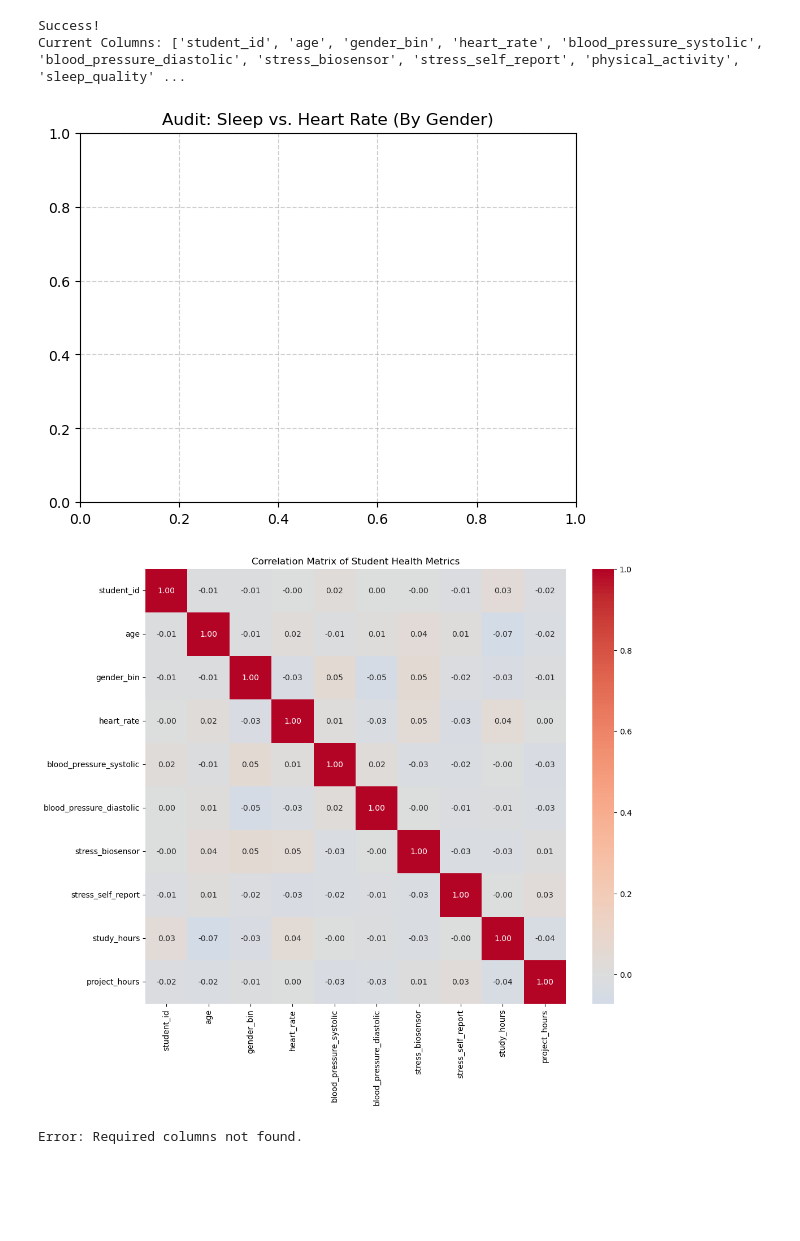
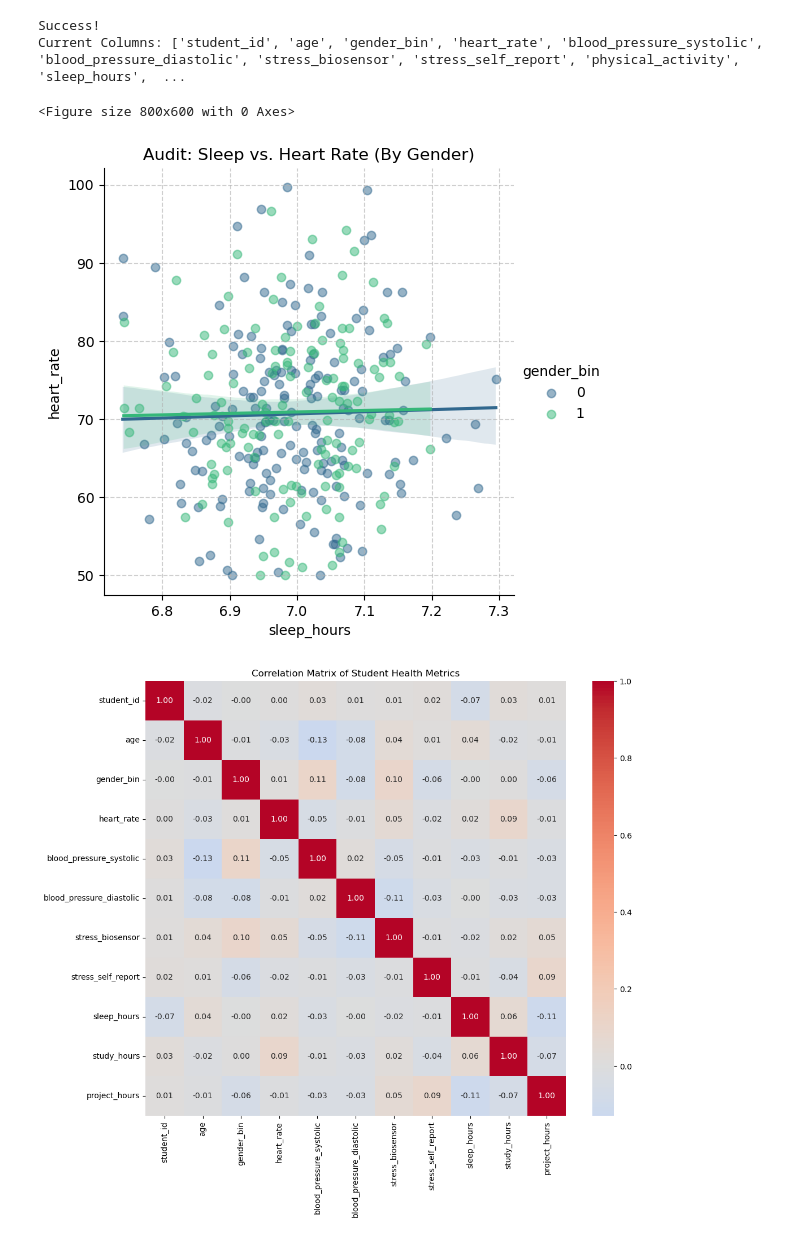
Before and after one commit to tiff-easter/student_health_risk_analytics, a Jupyter notebook: data/simulated_data_baseline.ipynb, the cells around one changed output. Saved outputs shown, nothing was run; the diff lists cells and outputs as text; code cells hidden in the pictures; blank space fills up the shorter version.

```diff
--- a/data/simulated_data_baseline.ipynb
+++ b/data/simulated_data_baseline.ipynb
@@ -35,6 +26,7 @@ mapping = {
     'stress_level_self_report': 'stress_self_report',
     'sleep_duration': 'sleep_hours',
     'hours_of_sleep': 'sleep_hours',
+    'sleep_quality': 'sleep_hours',
     'gender': 'gender_bin',
     'heart_rate': 'heart_rate'
 }
@@ -45,15 +37,18 @@ if 'gender_bin' in df_sim.columns:
     gender_map = {'Male': 0, 'Female': 1, 'M': 0, 'F': 1, 'male': 0, 'female':1}
     df_sim['gender_bin'] = df_sim['gender_bin'].map(gender_map).fillna(0).astype(int)
 
-    #Create labels
+#Create labels
 def categorize_stress(score):
+    if isinstance(score,str):
+        return score
     try:
         score = float(score)
         if score >= 7: return 'High'
-        elif score >= 4: return "Medium"
-        else: return "Low"
-    except:
-        return "Low"
+        elif score >= 4: return 'Medium'
+        else: return 'Low'
+    except (ValueError, TypeError):
+        return 'Low'
+
 #Apply Mapping (verify column exists first)
 if 'stress_biosensor' in df_sim.columns:
     df_sim['biosensor_label'] = df_sim['stress_biosensor'].apply(categorize_stress)
@@ -65,43 +60,61 @@ print (f"Current Columns: {df_sim.columns.tolist()}")
 df_sim['gender_bin'].value_counts()
 
 #gender count returns nearly "perfect split"
-import seaborn as sns
-import matplotlib.pyplot as plt
+
+#Convert text-based sleep quality to numbers for plotting.
+if 'sleep_hours' in df_sim.columns:
+    #check if the column contains strings like 'Moderate'
+    if df_sim['sleep_hours'].dtype == 'object':
+        sleep_map = {'Low': 4, 'Moderate': 7, 'High': 9}
+        df_sim['sleep_hours'] = df_sim['sleep_hours'].map(sleep_map).fillna(df_sim['sleep_hours'])
+    #converts any 'object' sleep_hours values to numeric for plotting in seaborn
+    df_sim['sleep_hours'] = pd.to_numeric(df_sim['sleep_hours'], errors='coerce')
+
+#NEWCODE: Using numpy to add the tiniest bit of random variety using a random number generator.
+    #prevents the 'stacked' line at 7.0 that caused the NaN error.
+    df_sim['sleep_hours'] = df_sim['sleep_hours'] + np.random.normal(0, 0.1, size=len(df_sim))
+
+
+#converts any 'object' heart_rate values to numeric for plotting in seaborn
+if 'heart_rate' in df_sim.columns:
+    df_sim['heart_rate'] = pd.to_numeric(df_sim['heart_rate'], errors='coerce')
+#
+df_sim.dropna(subset=['sleep_hours', 'heart_rate'], inplace=True)
 
 #BIAS AUDIT: Sleep vs. Heart Rate
 #Checking synthetic data for linear relationsips
 if 'sleep_hours' in df_sim.columns and 'heart_rate' in df_sim.columns:
     plt.figure(figsize=(8, 6))
     sns.lmplot(
         data=df_sim,
         x='sleep_hours',
         y='heart_rate',
         hue='gender_bin',
-        palette='virdis',
+        palette='viridis',
         scatter_kws={'alpha':0.5}
 )
-plt.title('Audit: Sleep vs. Heart Rate (By Gender)')
-plt.grid(True, linestyle='--', alpha=0.6)
-plt.show()
+    plt.title('Audit: Sleep vs. Heart Rate (By Gender)')
+    plt.grid(True, linestyle='--', alpha=0.6)
+    plt.show()
 
 #Correlation Heatmap
 numeric_df = df_sim.select_dtypes(include=['float64', 'int64'])
 if not numeric_df.empty:
     plt.figure(figsize=(12, 10))
     sns.heatmap(numeric_df.corr(), annot=True, fmt=".2f", cmap='coolwarm', center=0)
     plt.title('Correlation Matrix of Student Health Metrics')
     plt.show()
 
 #Calculate correlation
 if 'sleep_hours' in df_sim.columns and 'heart_rate' in df_sim.columns:
     correlation = df_sim[['sleep_hours', 'heart_rate']].corr().iloc[0,1]
     print(f"Success! Correlation between Sleep and HR: {correlation:.4f}")
     print("All systems go!")
 else:
     print("Error: Required columns not found.")
 # %% [output]
 Success!
-Current Columns: ['student_id', 'age', 'gender_bin', 'heart_rate', 'blood_pressure_systolic', 'blood_pressure_diastolic', 'stress_biosensor', 'stress_self_report', 'physical_activity', 'sleep_quality' ...
+Current Columns: ['student_id', 'age', 'gender_bin', 'heart_rate', 'blood_pressure_systolic', 'blood_pressure_diastolic', 'stress_biosensor', 'stress_self_report', 'physical_activity', 'sleep_hours',  ...
+<Figure size 800x600 with 0 Axes>
-[figure, old version]
+[figure, new version]
-[figure, old version]
+[figure, new version]
-Error: Required columns not found.
```
Also changed, not shown: parts of 2 cells of this notebook, 1 other file.
